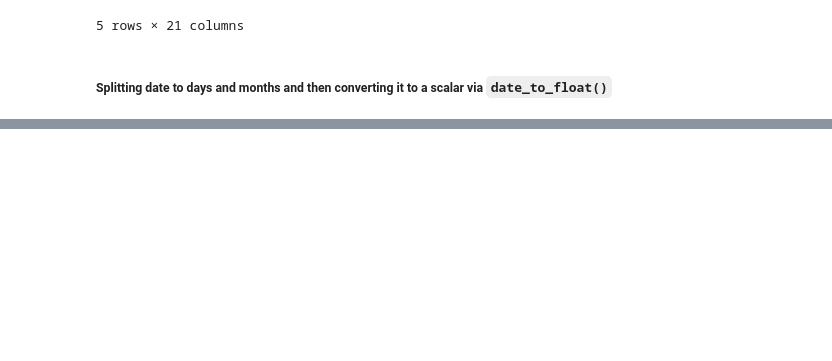
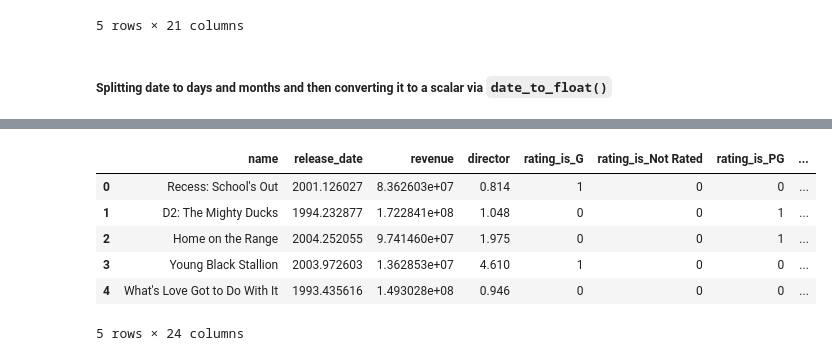
Before and after one commit to yusufnasserdev/Movie-Revenue-Prediction-Model, a Jupyter notebook: Model/phase1.ipynb, the cells around one changed output, grey strips where cells are left out. Cells and saved outputs as stored; diff of their text form; code cells hidden in the pictures; blank space fills up the shorter version.

```diff
--- a/Model/phase1.ipynb
+++ b/Model/phase1.ipynb
@@ -214,0 +311,10 @@ df.head()
+# %%
+df.head()
+# %% [output]
+|  | name | release_date | revenue | director | rating_is_G | rating_is_Not Rated | rating_is_PG | ... |
+| 0 | Recess: School's Out | 2001.126027 | 8.362603e+07 | 0.814 | 1 | 0 | 0 | ... |
+| 1 | D2: The Mighty Ducks | 1994.232877 | 1.722841e+08 | 1.048 | 0 | 0 | 1 | ... |
+| 2 | Home on the Range | 2004.252055 | 9.741460e+07 | 1.975 | 0 | 0 | 1 | ... |
+| 3 | Young Black Stallion | 2003.972603 | 1.362853e+07 | 4.610 | 1 | 0 | 0 | ... |
+| 4 | What's Love Got to Do With It | 1993.435616 | 1.493028e+08 | 0.946 | 0 | 0 | 0 | ... |
+5 rows × 24 columns
```
Also changed, not shown: parts of 11 cells of this notebook, 1 other file.
